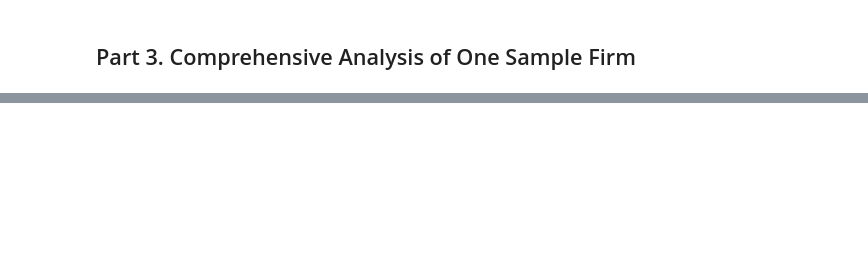
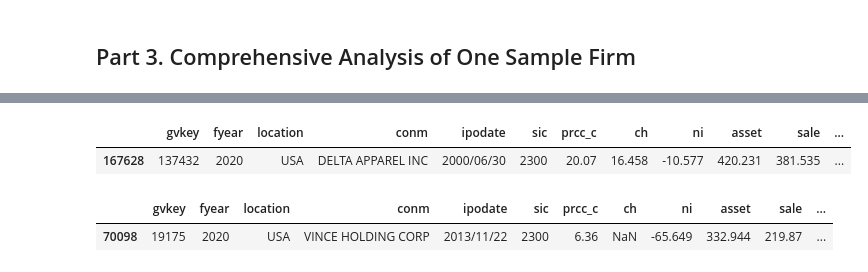
Before and after one commit to Aizenz/GroupProjectBAIT508, a Jupyter notebook: BAIT_508_Project_Industry_Analysis.ipynb, the cells around one changed output, grey strips where cells are left out. Saved outputs shown, nothing was run; the diff lists cells and outputs as text; code cells hidden in the pictures; blank space fills up the shorter version.

```diff
--- a/BAIT_508_Project_Industry_Analysis.ipynb
+++ b/BAIT_508_Project_Industry_Analysis.ipynb
@@ -364,0 +415,14 @@ d.most_similar(firm = 178015, topn = 5)
+# %%
+# Recoed of DELTA APPAREL INC in 2020
+
+original_df[(original_df['gvkey'] == 137432) & (original_df['fyear'] == 2020)]
+# %% [output]
+|  | gvkey | fyear | location | conm | ipodate | sic | prcc_c | ch | ni | asset | sale | ... |
+| 167628 | 137432 | 2020 | USA | DELTA APPAREL INC | 2000/06/30 | 2300 | 20.07 | 16.458 | -10.577 | 420.231 | 381.535 | ... |
+# %%
+# Record of VINCE HOLDING CORP in 2020
+
+original_df[(original_df['gvkey'] == 19175) & (original_df['fyear'] == 2020)]
+# %% [output]
+|  | gvkey | fyear | location | conm | ipodate | sic | prcc_c | ch | ni | asset | sale | ... |
+| 70098 | 19175 | 2020 | USA | VINCE HOLDING CORP | 2013/11/22 | 2300 | 6.36 | NaN | -65.649 | 332.944 | 219.87 | ... |
```
Also changed, not shown: parts of 16 cells of this notebook, 1 other file.
